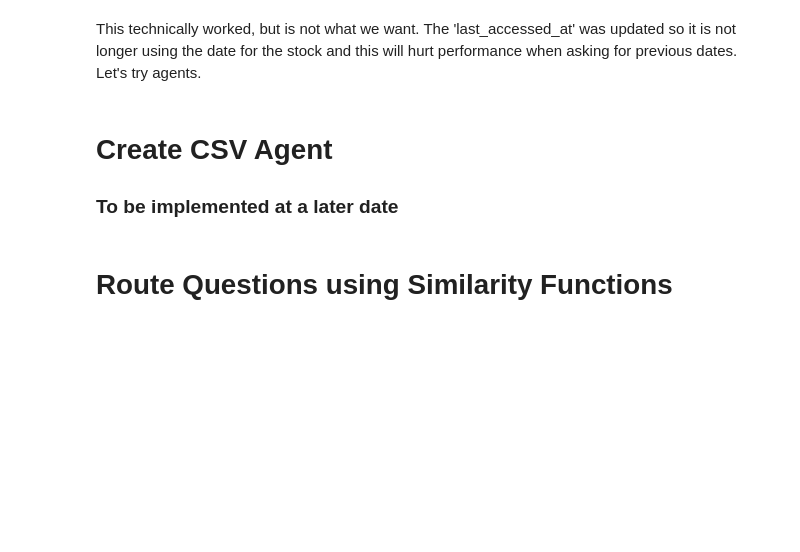
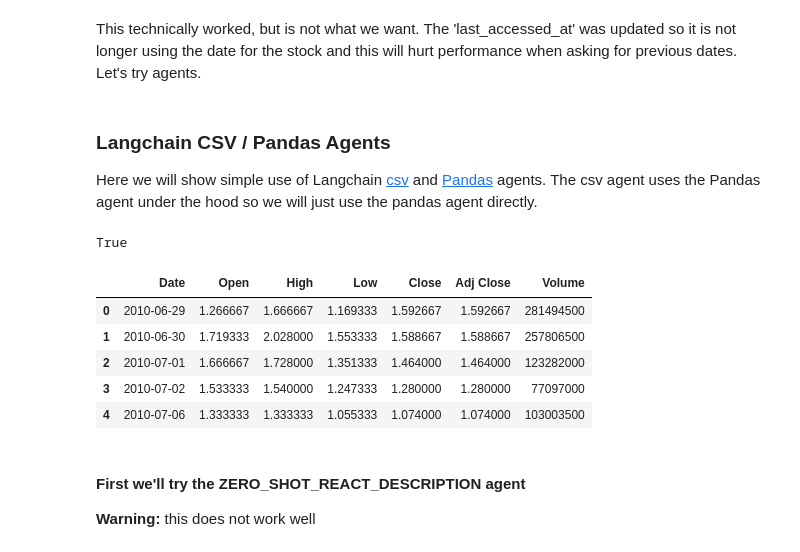
Before and after one commit to Markovian99/genai-notebooks, a Jupyter notebook: RAG_Basics/3. Approaches_for_Tabular.ipynb, the cells around one changed output. Cells and saved outputs as stored; diff of their text form; code cells hidden in the pictures; blank space fills up the shorter version.

```diff
--- a/RAG_Basics/3. Approaches_for_Tabular.ipynb
+++ b/RAG_Basics/3. Approaches_for_Tabular.ipynb
@@ -145,8 +140,25 @@ Prompt:  What is TSLA's 2024-02-02 close price?
 # %% [markdown]
 This technically worked, but is not what we want. The 'last_accessed_at' was updated so it is not longer using the date for the stock and this will hurt performance when asking for previous dates. Let's try agents.
-# %% [markdown]
-# Create CSV Agent
-
-### To be implemented at a later date
-# %% [markdown]
-# Route Questions using Similarity Functions
+# %% [markdown]
+### Langchain CSV / Pandas Agents
+
+Here we will show simple use of Langchain [csv](https://python.langchain.com/docs/integrations/toolkits/csv) and [Pandas](https://python.langchain.com/docs/integrations/toolkits/pandas) agents. The csv agent uses the Pandas agent under the hood so we will just use the pandas agent directly.
+# %%
+from langchain.agents.agent_types import AgentType
+from langchain_experimental.agents.agent_toolkits import create_pandas_dataframe_agent
+from langchain_openai import OpenAI
+
+from dotenv import load_dotenv
+# Load environment variables
+load_dotenv()
+# %% [output]
+True
+# %%
+tsla_stock.head()
+# %% [output]
+|  | Date | Open | High | Low | Close | Adj Close | Volume |
+| 0 | 2010-06-29 | 1.266667 | 1.666667 | 1.169333 | 1.592667 | 1.592667 | 281494500 |
+| 1 | 2010-06-30 | 1.719333 | 2.028000 | 1.553333 | 1.588667 | 1.588667 | 257806500 |
+| 2 | 2010-07-01 | 1.666667 | 1.728000 | 1.351333 | 1.464000 | 1.464000 | 123282000 |
+| 3 | 2010-07-02 | 1.533333 | 1.540000 | 1.247333 | 1.280000 | 1.280000 | 77097000 |
+| 4 | 2010-07-06 | 1.333333 | 1.333333 | 1.055333 | 1.074000 | 1.074000 | 103003500 |
@@ -152,0 +174,4 @@ This technically worked, but is not what we want. The 'last_accessed_at' was upd
+# %% [markdown]
+#### First we'll try the ZERO_SHOT_REACT_DESCRIPTION agent
+
+**Warning:** this does not work well
```
Also changed, not shown: parts of 23 cells of this notebook.
